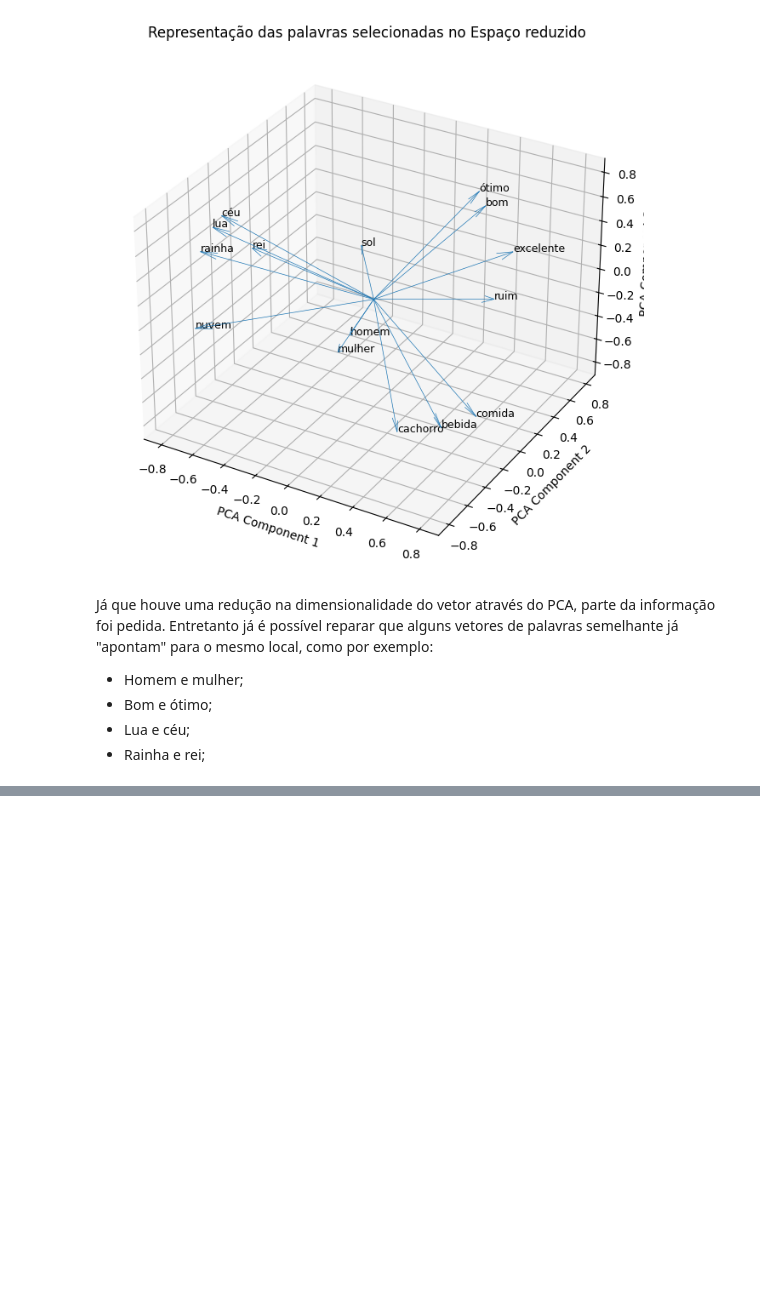
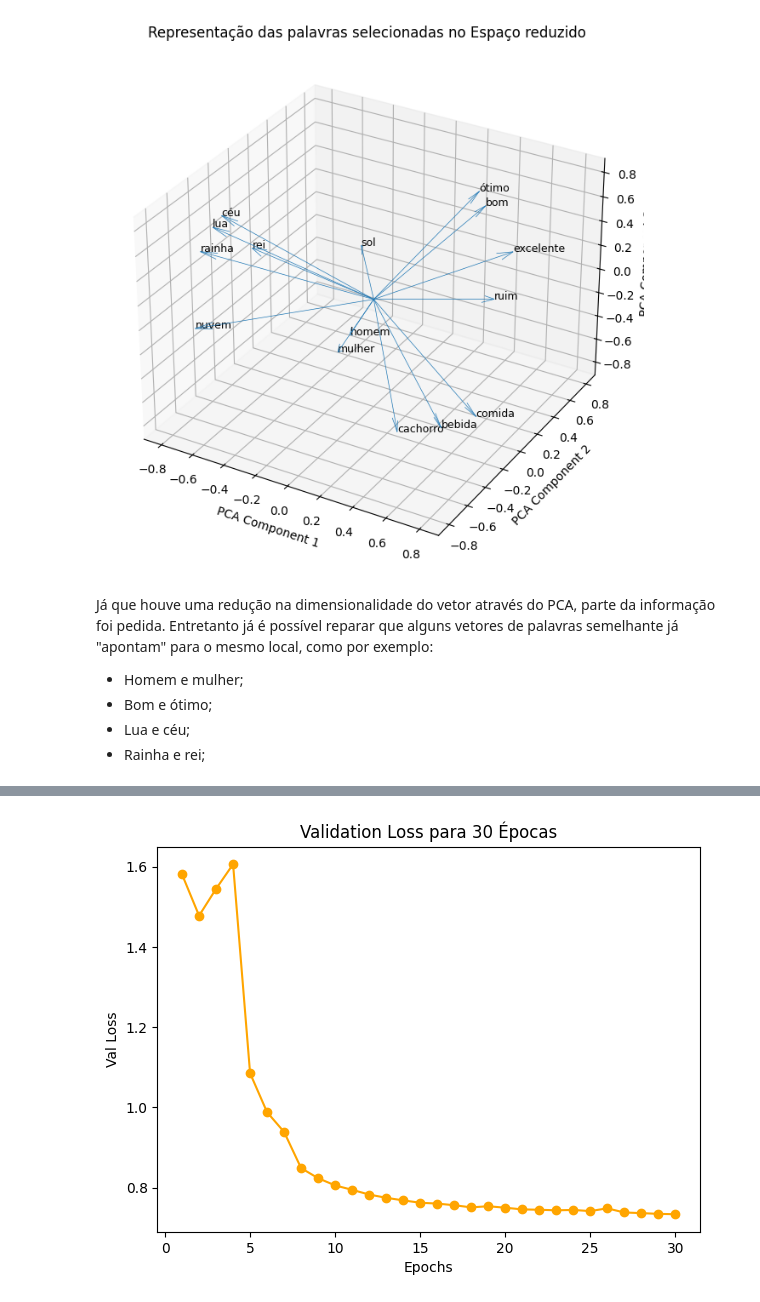
Before and after one commit to constantinoneto1/project-nlp, a Jupyter notebook: codes/notebooks/main.ipynb, the cells around one changed output, grey strips where cells are left out. Cells and saved outputs as stored; diff of their text form; code cells hidden in the pictures; blank space fills up the shorter version.

```diff
--- a/codes/notebooks/main.ipynb
+++ b/codes/notebooks/main.ipynb
@@ -306,0 +351,5 @@ Já que houve uma redução na dimensionalidade do vetor através do PCA, parte
+# %%
+with open('D:/Documentos/Estudos/Projeto-NLP/values/val_values/val_values_30epoch.txt', 'rb') as file:
+    plot_loss_by_epoch(pickle.loads(file.read()))
+# %% [output]
+[figure, added]
```
Also changed, not shown: parts of 11 cells of this notebook, 1 other file.
